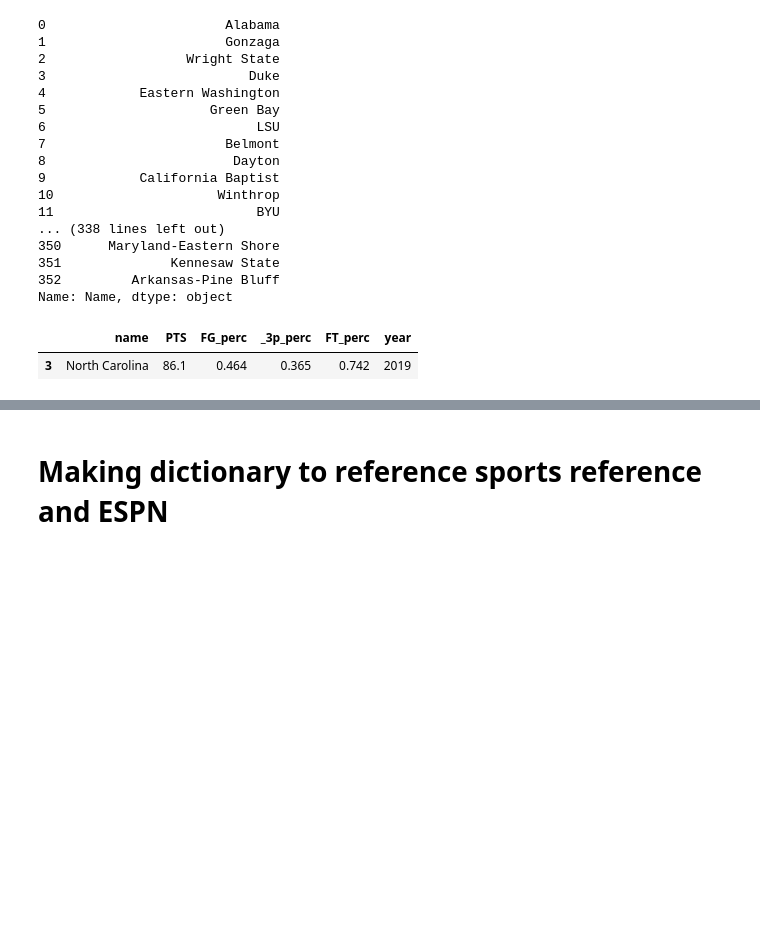
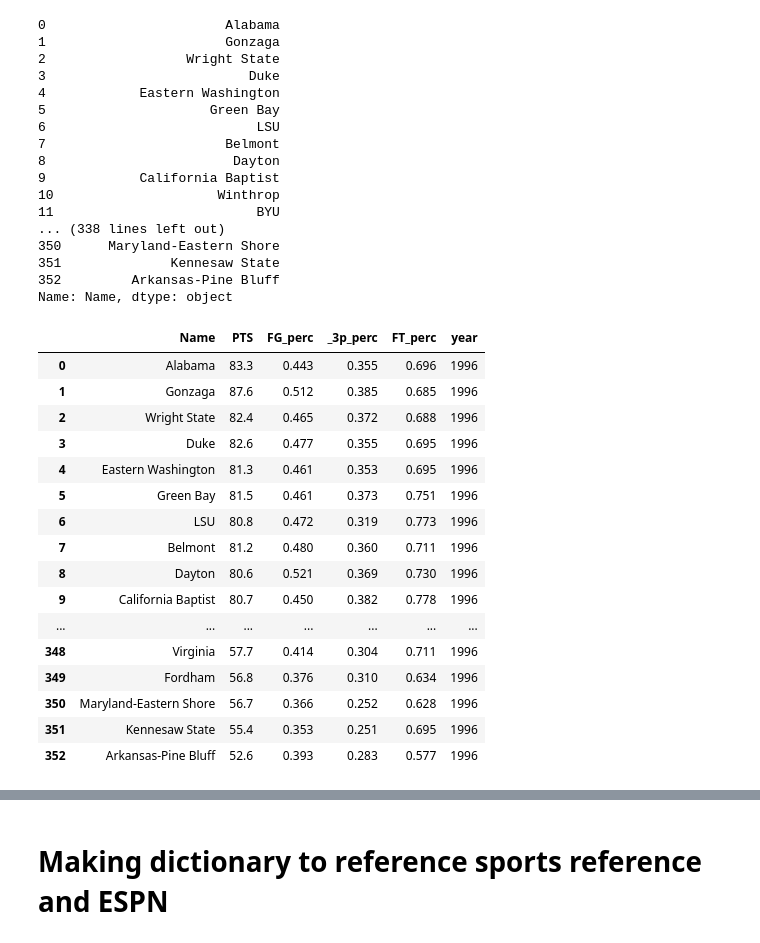
Before and after one commit to amazurek1/march_madness_predictions, a Jupyter notebook: Good_jupyter_notebooks/Remembering_myWork-Copy1.ipynb, the cells around one changed output, grey strips where cells are left out. Drawn from its saved outputs; the diff is of its cells as text; code cells hidden in the pictures; blank space fills up the shorter version.

```diff
--- a/Good_jupyter_notebooks/Remembering_myWork-Copy1.ipynb
+++ b/Good_jupyter_notebooks/Remembering_myWork-Copy1.ipynb
@@ -391,8 +384,23 @@ df2.Name
 351              Kennesaw State
 352         Arkansas-Pine Bluff
 Name: Name, dtype: object
-# %%
-df2[(df2['name']=='North Carolina')]
-# %% [output]
-|  | name | PTS | FG_perc | _3p_perc | FT_perc | year |
-| 3 | North Carolina | 86.1 | 0.464 | 0.365 | 0.742 | 2019 |
+# %%
+df2
+# %% [output]
+|  | Name | PTS | FG_perc | _3p_perc | FT_perc | year |
+| 0 | Alabama | 83.3 | 0.443 | 0.355 | 0.696 | 1996 |
+| 1 | Gonzaga | 87.6 | 0.512 | 0.385 | 0.685 | 1996 |
+| 2 | Wright State | 82.4 | 0.465 | 0.372 | 0.688 | 1996 |
+| 3 | Duke | 82.6 | 0.477 | 0.355 | 0.695 | 1996 |
+| 4 | Eastern Washington | 81.3 | 0.461 | 0.353 | 0.695 | 1996 |
+| 5 | Green Bay | 81.5 | 0.461 | 0.373 | 0.751 | 1996 |
+| 6 | LSU | 80.8 | 0.472 | 0.319 | 0.773 | 1996 |
+| 7 | Belmont | 81.2 | 0.480 | 0.360 | 0.711 | 1996 |
+| 8 | Dayton | 80.6 | 0.521 | 0.369 | 0.730 | 1996 |
+| 9 | California Baptist | 80.7 | 0.450 | 0.382 | 0.778 | 1996 |
+| ... | ... | ... | ... | ... | ... | ... |
+| 348 | Virginia | 57.7 | 0.414 | 0.304 | 0.711 | 1996 |
+| 349 | Fordham | 56.8 | 0.376 | 0.310 | 0.634 | 1996 |
+| 350 | Maryland-Eastern Shore | 56.7 | 0.366 | 0.252 | 0.628 | 1996 |
+| 351 | Kennesaw State | 55.4 | 0.353 | 0.251 | 0.695 | 1996 |
+| 352 | Arkansas-Pine Bluff | 52.6 | 0.393 | 0.283 | 0.577 | 1996 |
```
Also changed, not shown: parts of 33 cells of this notebook.
